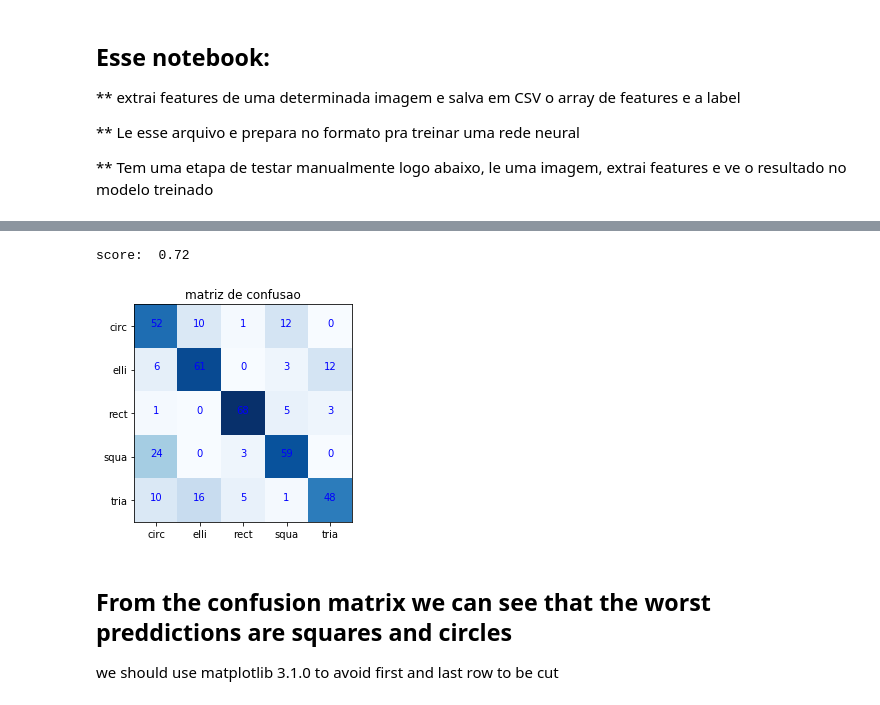
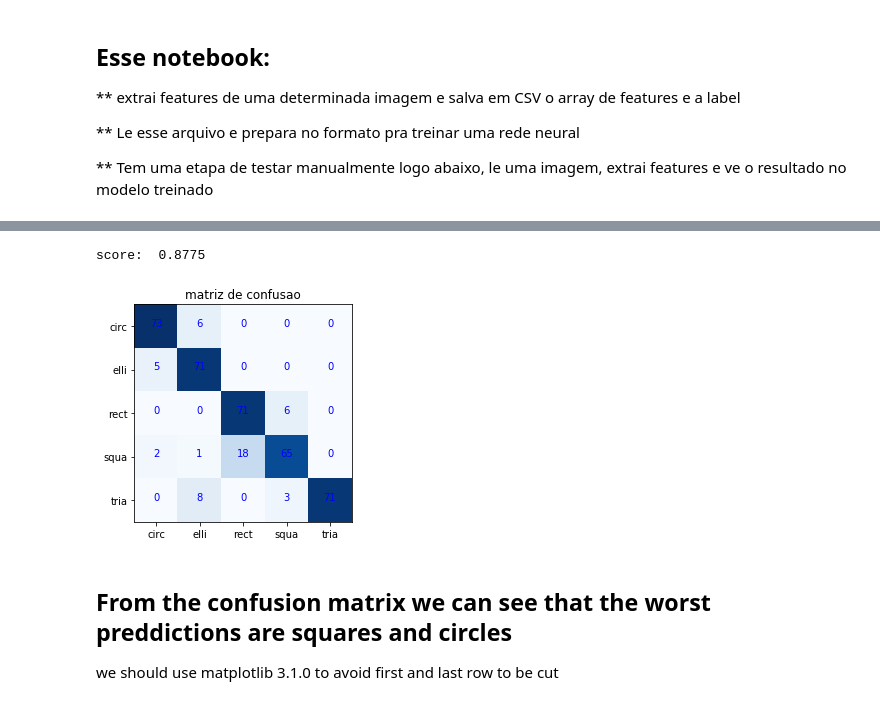
Before and after one commit to leticiacechinel/Tests-Image-Processing, a Jupyter notebook: Features_extraction.ipynb, the cells around one changed output, grey strips where cells are left out. Cells and saved outputs as stored; diff of their text form; code cells hidden in the pictures.

```diff
--- a/Features_extraction.ipynb
+++ b/Features_extraction.ipynb
@@ -260,7 +268,7 @@ def treina_rede(X,y):
 
 
     #USANDO REDE NEURAL
-    clf = MLPClassifier(solver='lbfgs', alpha=1e-5, hidden_layer_sizes=(128,512,5), random_state=1, max_iter=2000000,
+    clf = MLPClassifier(solver='lbfgs', alpha=1e-5, hidden_layer_sizes=(128,512,256,5), random_state=1, max_iter=500000,
                         learning_rate_init=0.0001, activation='relu')
     clf.fit(sample_images, sample_target)
     print('score: ',clf.score(valid_images, valid_target))
@@ -285,7 +293,6 @@ def treina_rede(X,y):
     for linha in range(matriz.shape[0]):
         for coluna in range(matriz.shape[1]):
             plt.text(coluna, linha, format(matriz[linha,coluna]), horizontalalignment = 'center', color = 'blue')
-
     plt.show()
 
     return clf
@@ -322,35 +329,35 @@ def faz_knn(x,y, le):
 
     labels = [0,1,2,3,4]
 
     marcador_escalas = range(len(labels))
 
     plt.imshow(matriz, cmap = plt.cm.Blues, interpolation = 'nearest')
     plt.title('matriz de confusao')
 
     plt.yticks(marcador_escalas, le.inverse_transform(labels))
     plt.xticks(marcador_escalas, le.inverse_transform(labels))
 
     for linha in range(matriz.shape[0]):
         for coluna in range(matriz.shape[1]):
             plt.text(coluna, linha, format(matriz[linha,coluna]), horizontalalignment = 'center', color = 'blue')
 
     plt.show()
     return knn
 
 
 
 
 x,y,le = prepara_dados()
 #print(len(x[1]))
 
 #REDE NEURAL
 clf = treina_rede(x,y)
 
 # KNN CLASSIFIER
 # knn = faz_knn(x,y,le)
 # %% [output]
-score:  0.72
+score:  0.8775
-[figure, old version]
+[figure, new version]
 # %% [markdown]
 ## From the confusion matrix we can see that the worst preddictions are squares and circles
 we should use  matplotlib 3.1.0 to avoid first and last row to be cut
```
Also changed, not shown: parts of 5 cells of this notebook, 12 other files.
